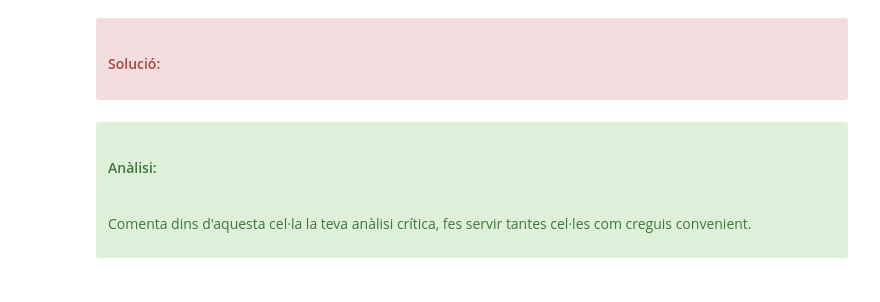
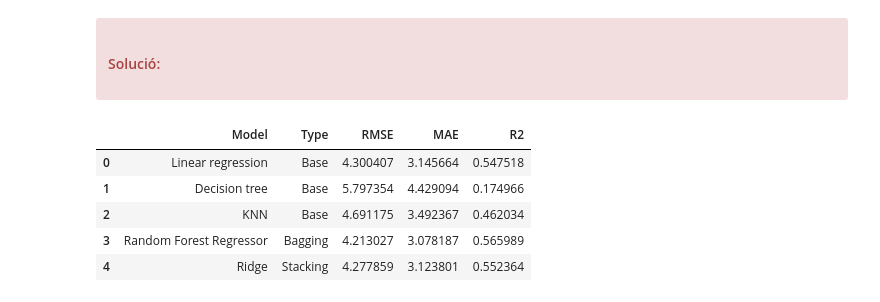
Before and after one commit to marc7666/PAC4-aprenentatge-automatic, a Jupyter notebook: M2_991_20242_PAC4_Enunciat.ipynb, the cells around one changed output. Saved outputs shown, nothing was run; the diff lists cells and outputs as text; code cells hidden in the pictures.

```diff
--- a/M2_991_20242_PAC4_Enunciat.ipynb
+++ b/M2_991_20242_PAC4_Enunciat.ipynb
@@ -1757,7 +1795,45 @@ Com es pot observar, el _RandomForestRegressor_ està empatat amb el model de re
-# %% [markdown]
-<div class="alert alert-block alert-success">
-<h4>Anàlisi:</h4>
-
-Comenta dins d'aquesta cel·la la teva anàlisi crítica, fes servir tantes cel·les com creguis convenient.
-
-</div>
+# %%
+scorings_knn = cross_validate(knn_stacking, X_train_no_outliers, y_train, cv=5, scoring=('r2', 'neg_mean_absolute_error',
+                                                                                                      'neg_root_mean_squared_error'))
+scorings_optimal_regressor_bagging = cross_validate(optimal_regressor, X_train_no_outliers, y_train, cv=5, scoring=('r2', 'neg_mean_absolute_error',
+                                                                                                      'neg_root_mean_squared_error'))
+scorings_stacking = cross_validate(stacking_reg, X_train_no_outliers, y_train, cv=5, scoring=('r2', 'neg_mean_absolute_error',
+                                                                                                      'neg_root_mean_squared_error'))
+# %%
+# Màtriques linear model base
+rmse_linear_base = -1 * mean(scorings_linear["test_neg_root_mean_squared_error"])
+mae_linear_base = -1 * mean(scorings_linear["test_neg_mean_absolute_error"])
+r2_linear_base = mean(scorings_linear["test_r2"])
+# Mètriques decision tree base
+rmse_dec_tree_base = -1 * mean(scorings_tree["test_neg_root_mean_squared_error"])
+mae_dec_tree_base = -1 * mean(scorings_tree["test_neg_mean_absolute_error"])
+r2_dec_tree_base = mean(scorings_tree["test_r2"])
+# Mètriques knn base
+rmse_knn_base = -1 * mean(scorings_knn["test_neg_root_mean_squared_error"])
+mae_knn_base = -1 * mean(scorings_knn["test_neg_mean_absolute_error"])
+r2_knn_base = mean(scorings_knn["test_r2"])
+# Mètriques RandomForestRegressor - Bagging
+rmse_bagging = -1 * mean(scorings_optimal_regressor_bagging["test_neg_root_mean_squared_error"])
+mae_bagging = -1 * mean(scorings_optimal_regressor_bagging["test_neg_mean_absolute_error"])
+r2_bagging = mean(scorings_optimal_regressor_bagging["test_r2"])
+# Mètriques Stacking
+rmse_stacking = -1 * mean(scorings_stacking["test_neg_root_mean_squared_error"])
+mae_stacking = -1 * mean(scorings_stacking["test_neg_mean_absolute_error"])
+r2_stacking = mean(scorings_stacking["test_r2"])
+
+metrics_table = {"Model": ["Linear regression", "Decision tree", "KNN", "Random Forest Regressor", "Ridge"],
+                 "Type": ["Base", "Base", "Base", "Bagging", "Stacking"],
+                 "RMSE": [rmse_linear_base, rmse_dec_tree_base, rmse_knn_base, rmse_bagging, rmse_stacking],
+                 "MAE": [mae_linear_base, mae_dec_tree_base, mae_knn_base, mae_bagging, mae_stacking],
+                 "R2": [r2_linear_base, r2_dec_tree_base, r2_knn_base, r2_bagging, r2_stacking]
+                }
+df_metrics_reg = pd.DataFrame(metrics_table)
+# %%
+df_metrics_reg
+# %% [output]
+|  | Model | Type | RMSE | MAE | R2 |
+| 0 | Linear regression | Base | 4.300407 | 3.145664 | 0.547518 |
+| 1 | Decision tree | Base | 5.797354 | 4.429094 | 0.174966 |
+| 2 | KNN | Base | 4.691175 | 3.492367 | 0.462034 |
+| 3 | Random Forest Regressor | Bagging | 4.213027 | 3.078187 | 0.565989 |
+| 4 | Ridge | Stacking | 4.277859 | 3.123801 | 0.552364 |
```
Also changed, not shown: parts of 7 cells of this notebook.
